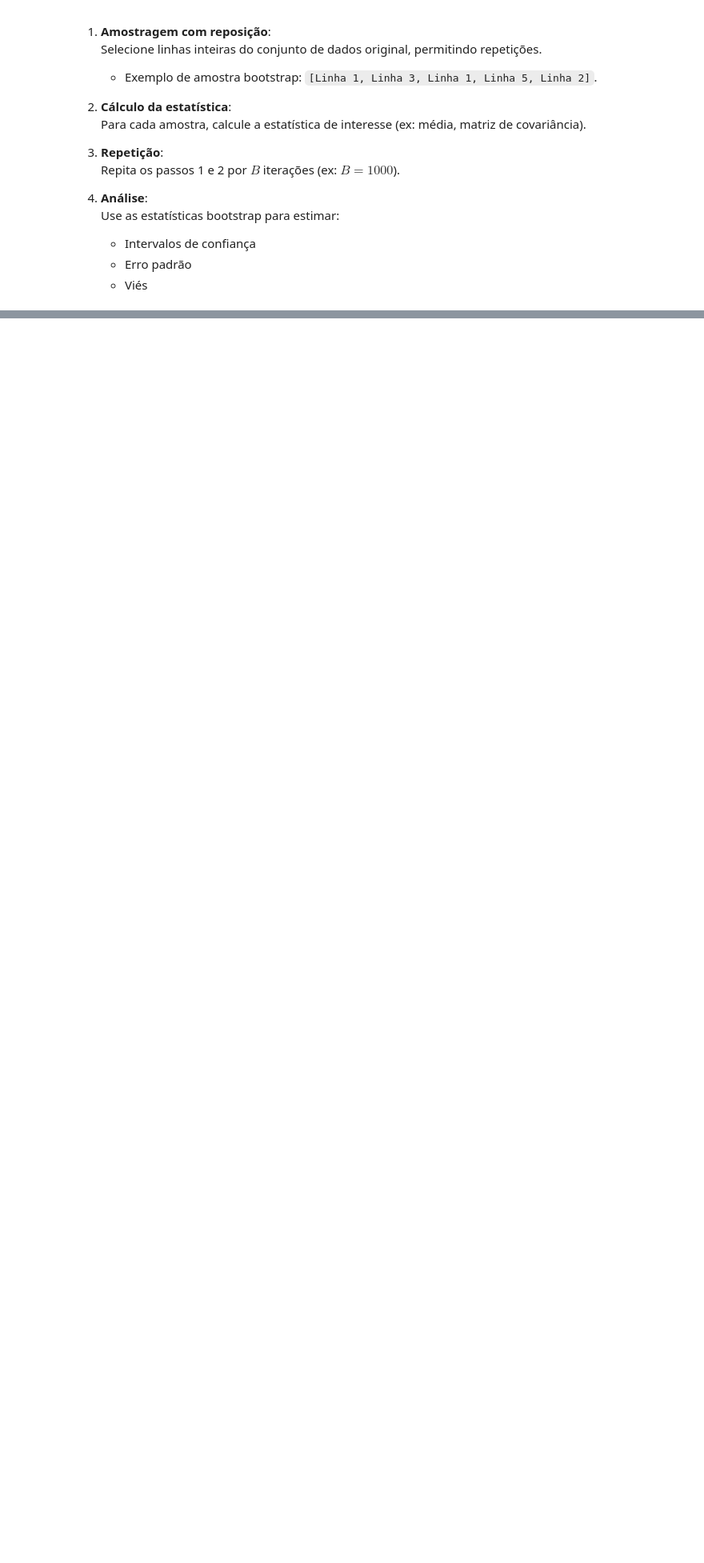
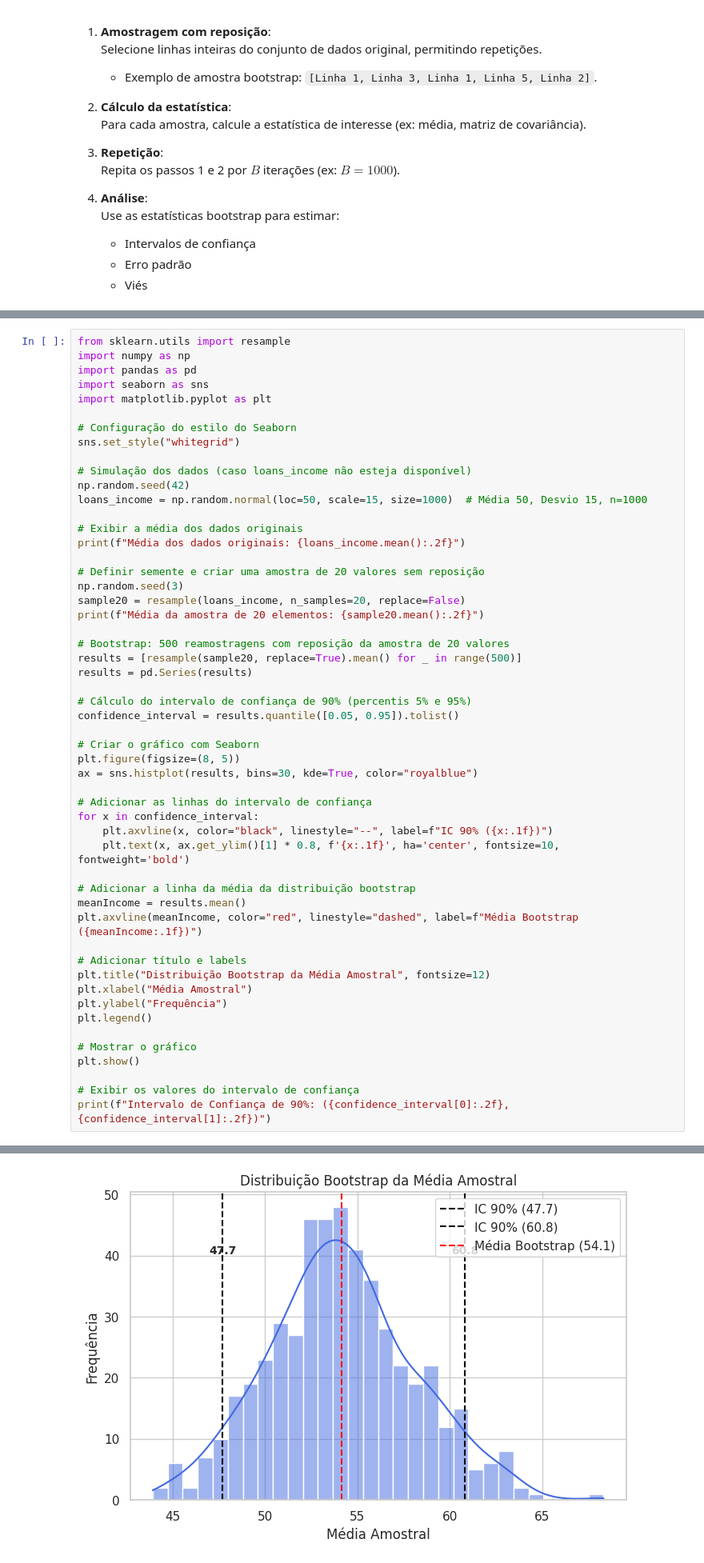
Before and after one commit to lucas-data-science/Statistics-for-Data-Science-and-Machine-Learning, a Jupyter notebook: Distribuicoes_de_Dados.ipynb, the cells around one changed output, grey strips where cells are left out. Shown at 80% size. Saved outputs shown, nothing was run; the diff lists cells and outputs as text; blank space fills up the shorter version.

```diff
--- a/Distribuicoes_de_Dados.ipynb
+++ b/Distribuicoes_de_Dados.ipynb
@@ -541,0 +681,54 @@ Intervalos de confiança (95%):
+# %%
+from sklearn.utils import resample
+import numpy as np
+import pandas as pd
+import seaborn as sns
+import matplotlib.pyplot as plt
+
+# Configuração do estilo do Seaborn
+sns.set_style("whitegrid")
+
+# Simulação dos dados (caso loans_income não esteja disponível)
+np.random.seed(42)
+loans_income = np.random.normal(loc=50, scale=15, size=1000)  # Média 50, Desvio 15, n=1000
+
+# Exibir a média dos dados originais
+print(f"Média dos dados originais: {loans_income.mean():.2f}")
+
+# Definir semente e criar uma amostra de 20 valores sem reposição
+np.random.seed(3)
+sample20 = resample(loans_income, n_samples=20, replace=False)
+print(f"Média da amostra de 20 elementos: {sample20.mean():.2f}")
+
+# Bootstrap: 500 reamostragens com reposição da amostra de 20 valores
+results = [resample(sample20, replace=True).mean() for _ in range(500)]
+results = pd.Series(results)
+
+# Cálculo do intervalo de confiança de 90% (percentis 5% e 95%)
+confidence_interval = results.quantile([0.05, 0.95]).tolist()
+
+# Criar o gráfico com Seaborn
+plt.figure(figsize=(8, 5))
+ax = sns.histplot(results, bins=30, kde=True, color="royalblue")
+
+# Adicionar as linhas do intervalo de confiança
+for x in confidence_interval:
+    plt.axvline(x, color="black", linestyle="--", label=f"IC 90% ({x:.1f})")
+    plt.text(x, ax.get_ylim()[1] * 0.8, f'{x:.1f}', ha='center', fontsize=10, fontweight='bold')
+
+# Adicionar a linha da média da distribuição bootstrap
+meanIncome = results.mean()
+plt.axvline(meanIncome, color="red", linestyle="dashed", label=f"Média Bootstrap ({meanIncome:.1f})")
+
+# Adicionar título e labels
+plt.title("Distribuição Bootstrap da Média Amostral", fontsize=12)
+plt.xlabel("Média Amostral")
+plt.ylabel("Frequência")
+plt.legend()
+
+# Mostrar o gráfico
+plt.show()
+
+# Exibir os valores do intervalo de confiança
+print(f"Intervalo de Confiança de 90%: ({confidence_interval[0]:.2f}, {confidence_interval[1]:.2f})")
+# %% [output]
@@ -541,0 +737 @@ Intervalos de confiança (95%):
+[figure, added]
```
Also changed, not shown: parts of 24 cells of this notebook, 2 other files.
